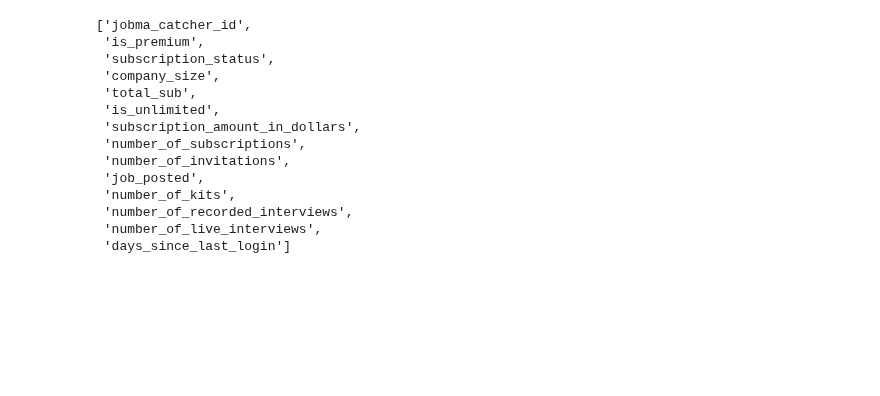
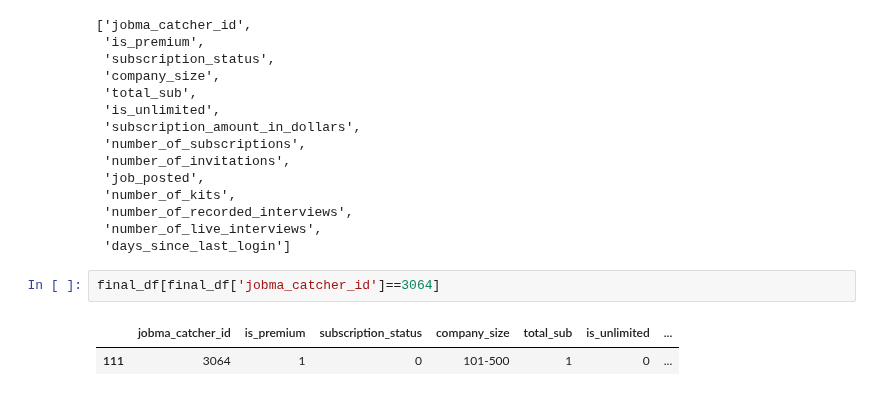
Before and after one commit to DushyantGoyal1611/Python_Jobma, a Jupyter notebook: Recommender System/Client's Loyalty Recommendation System/Try/New_DataExtraction.ipynb, the cells around one changed output. Saved outputs shown, nothing was run; the diff lists cells and outputs as text; blank space fills up the shorter version.

```diff
--- a/Recommender System/Client's Loyalty Recommendation System/Try/New_DataExtraction.ipynb
+++ b/Recommender System/Client's Loyalty Recommendation System/Try/New_DataExtraction.ipynb
@@ -676,3 +676,8 @@ final_df.columns.tolist()
  'number_of_recorded_interviews',
  'number_of_live_interviews',
  'days_since_last_login']
+# %%
+final_df[final_df['jobma_catcher_id']==3064]
+# %% [output]
+|  | jobma_catcher_id | is_premium | subscription_status | company_size | total_sub | is_unlimited | ... |
+| 111 | 3064 | 1 | 0 | 101-500 | 1 | 0 | ... |
```
Also changed, not shown: 5 other files.
